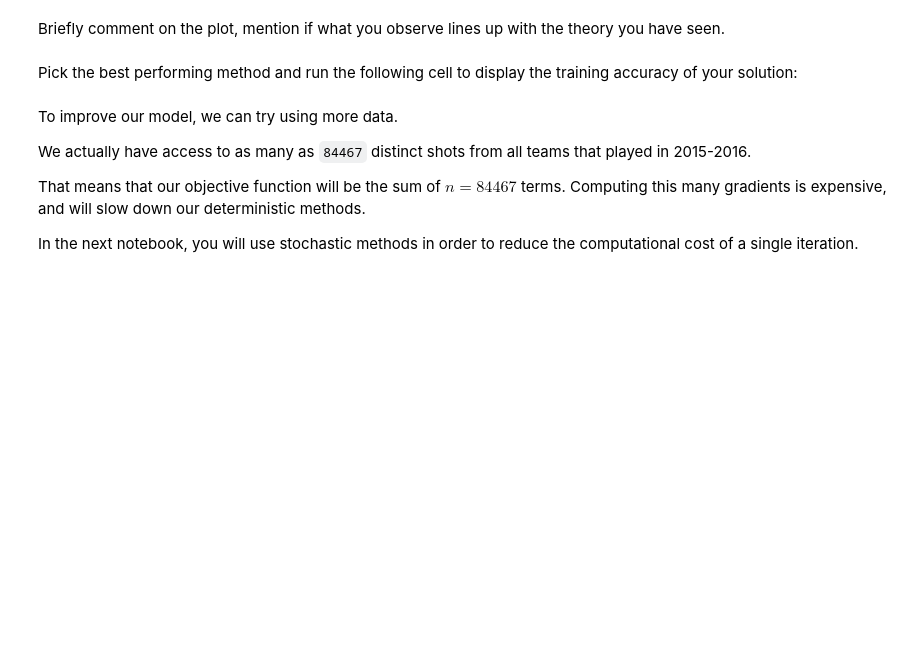
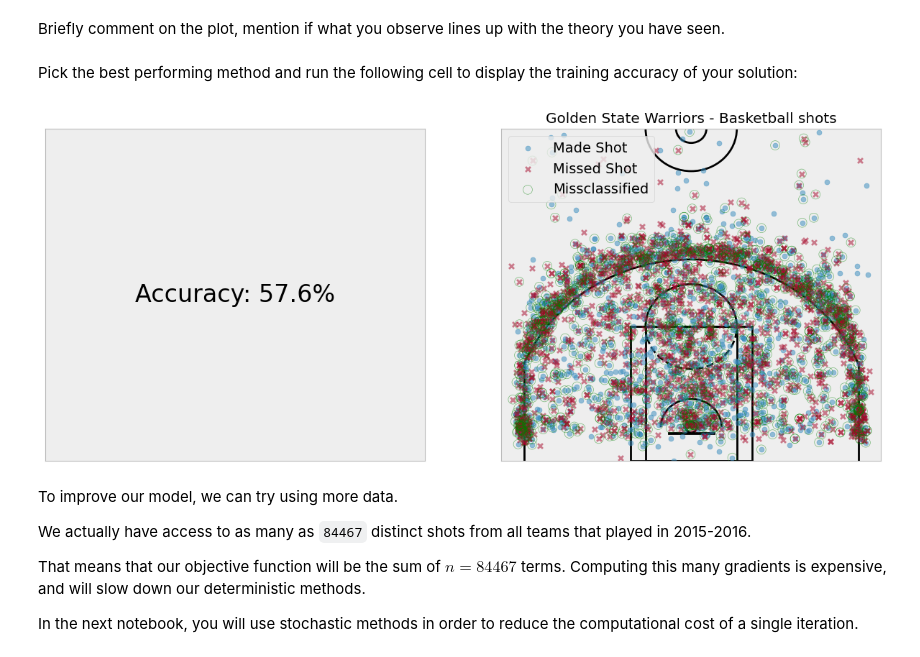
Before and after one commit to lars-quaedvlieg/EE-556-EPFL-Mathematics-of-data, a Jupyter notebook: 1/Part 2 - First order methods.ipynb, the cells around one changed output. Cells and saved outputs as stored; diff of their text form; code cells hidden in the pictures; blank space fills up the shorter version.

```diff
--- a/1/Part 2 - First order methods.ipynb
+++ b/1/Part 2 - First order methods.ipynb
@@ -400,11 +466,13 @@ Briefly comment on the plot, mention if what you observe lines up with the theor
 # %% [markdown]
 Pick the best performing method and run the following cell to display the training accuracy of your solution:
 # %%
-method = #FILL
+method = AGDR
 run_trace = run(method, f, x_zero, 5000)
 last_x_k = run_trace.sequence[-1]
 
 train_accuracy(run_trace.sequence[-1])
+# %% [output]
+[figure, added]
 # %% [markdown]
 To improve our model, we can try using more data.
 
```
Also changed, not shown: parts of 26 cells of this notebook, 1 other file.
